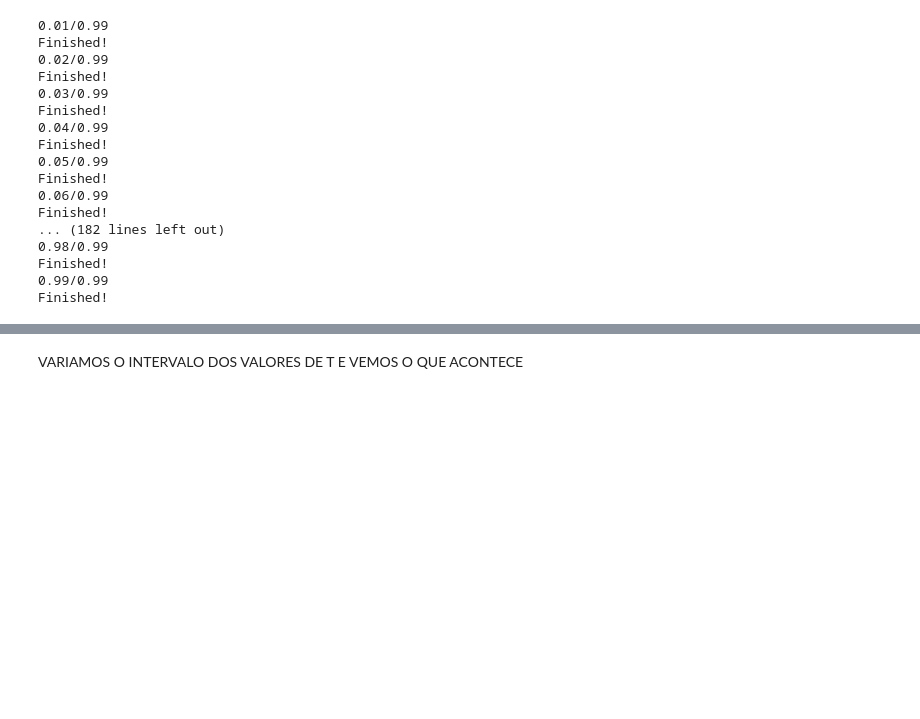
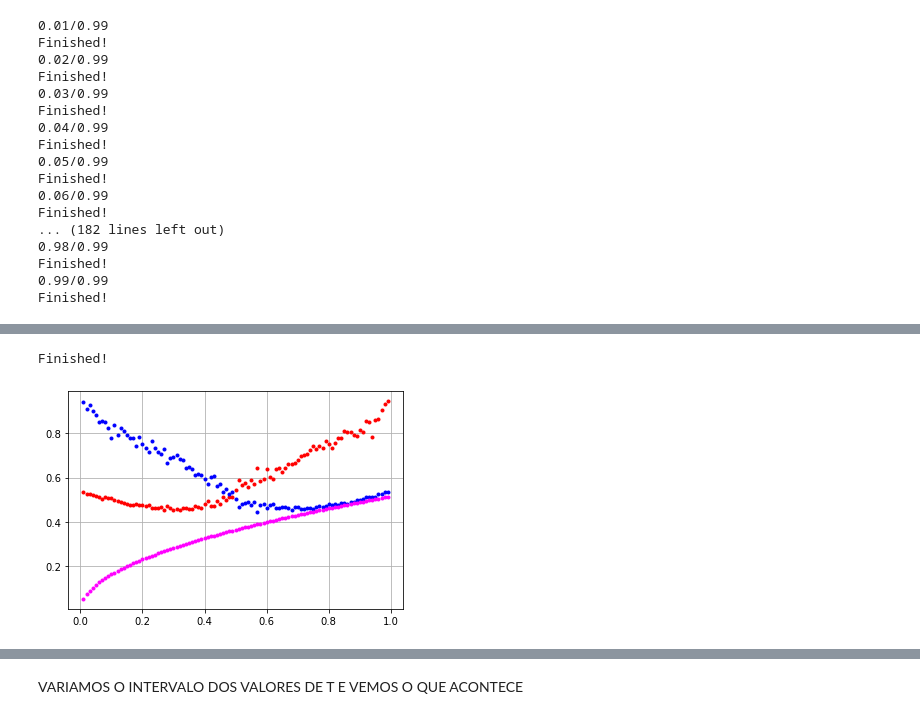
Before and after one commit to AthomsG/Schelling_Model_Central_Tolerance, a Jupyter notebook: Projeto/Schelling Model/Schelling.ipynb, the cells around one changed output, grey strips where cells are left out. Cells and saved outputs as stored; diff of their text form; code cells hidden in the pictures; blank space fills up the shorter version.

```diff
--- a/Projeto/Schelling Model/Schelling.ipynb
+++ b/Projeto/Schelling Model/Schelling.ipynb
@@ -90,0 +92,4 @@ plt.ylim(0.4, 1)
+# %%
+avg_sampled_small = sample_circles(N,f1s,density)
+# %% [output]
+Finished!
@@ -90,0 +98,11 @@ plt.ylim(0.4, 1)
+# %%
+plt.plot(f1s, [r/(get_r(0, 0, N)) for r in avg_r_red_], '.', color='red')
+plt.plot(f1s, [r/(get_r(0, 0, N)) for r in avg_r_blu_], '.', color='blue')
+#plt.plot(f1s, [2*r/N for r in r_circle], color='green')
+plt.plot(f1s, [r/(get_r(0, 0, N)) for r in avg_sampled_small], '.', color='magenta')
+
+#plt.xlim(0.5, 1)
+#plt.ylim(0.3, 0.8)
+plt.grid()
+# %% [output]
+[figure, added]
```
Also changed, not shown: parts of 25 cells of this notebook, 1 other file.
